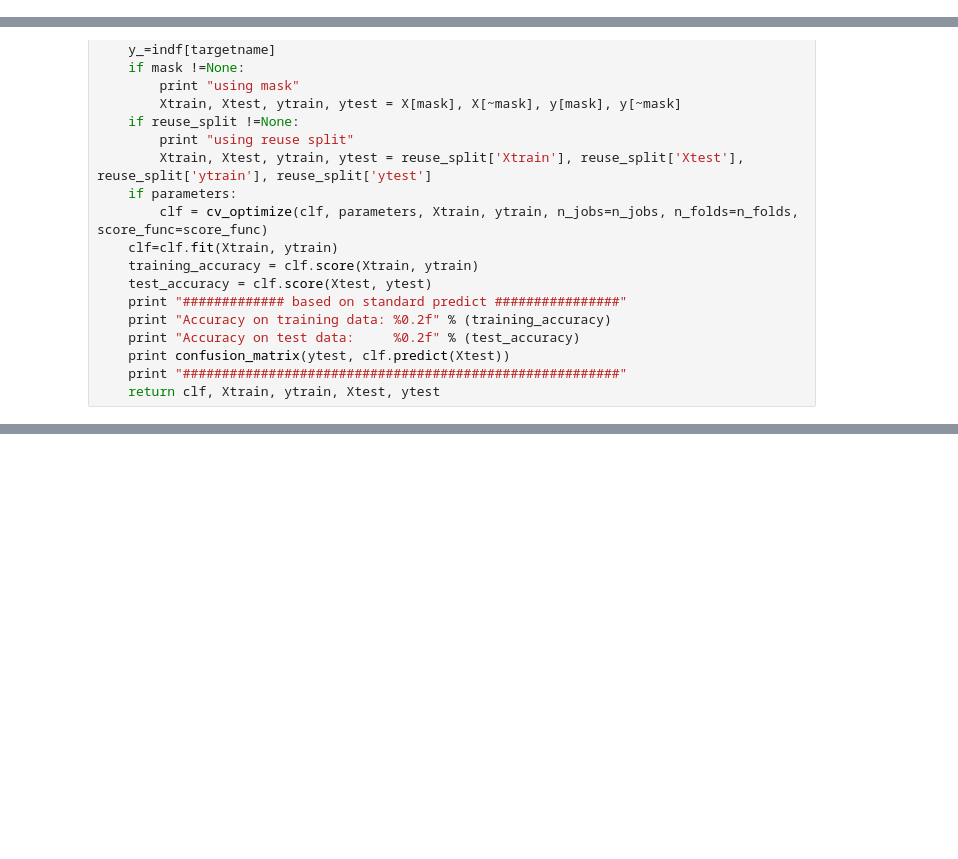
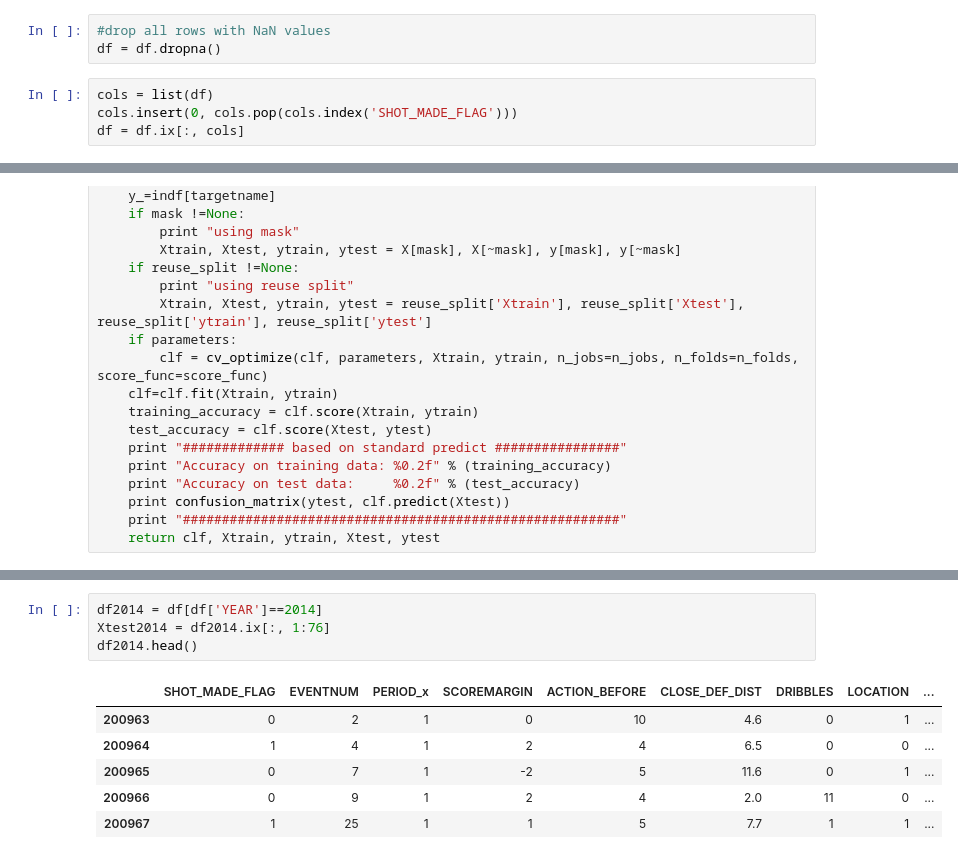
Before and after one commit to hwchase17/sportvu, a Jupyter notebook: SVM_Without_Steph_Curry.ipynb, the cells around one changed output, grey strips where cells are left out. Saved outputs shown, nothing was run; the diff lists cells and outputs as text; blank space fills up the shorter version.

```diff
--- a/SVM_Without_Steph_Curry.ipynb
+++ b/SVM_Without_Steph_Curry.ipynb
@@ -27,3 +29,10 @@ df=pd.read_csv("parsed_df.csv")
+# %%
+#drop all rows with NaN values
+df = df.dropna()
+# %%
+cols = list(df)
+cols.insert(0, cols.pop(cols.index('SHOT_MADE_FLAG')))
+df = df.ix[:, cols]
 # %%
 dftouse=df.copy()
 dftouse=dftouse.dropna()
@@ -138,0 +166,11 @@ plt.savefig('Baseline Relative Importance.png', bbox_inches='tight')
+# %%
+df2014 = df[df['YEAR']==2014]
+Xtest2014 = df2014.ix[:, 1:76]
+df2014.head()
+# %% [output]
+|  | SHOT_MADE_FLAG | EVENTNUM | PERIOD_x | SCOREMARGIN | ACTION_BEFORE | CLOSE_DEF_DIST | DRIBBLES | LOCATION | ... |
+| 200963 | 0 | 2 | 1 | 0 | 10 | 4.6 | 0 | 1 | ... |
+| 200964 | 1 | 4 | 1 | 2 | 4 | 6.5 | 0 | 0 | ... |
+| 200965 | 0 | 7 | 1 | -2 | 5 | 11.6 | 0 | 1 | ... |
+| 200966 | 0 | 9 | 1 | 2 | 4 | 2.0 | 11 | 0 | ... |
+| 200967 | 1 | 25 | 1 | 1 | 5 | 7.7 | 1 | 1 | ... |
```
Also changed, not shown: parts of 21 cells of this notebook, 4 other files.
